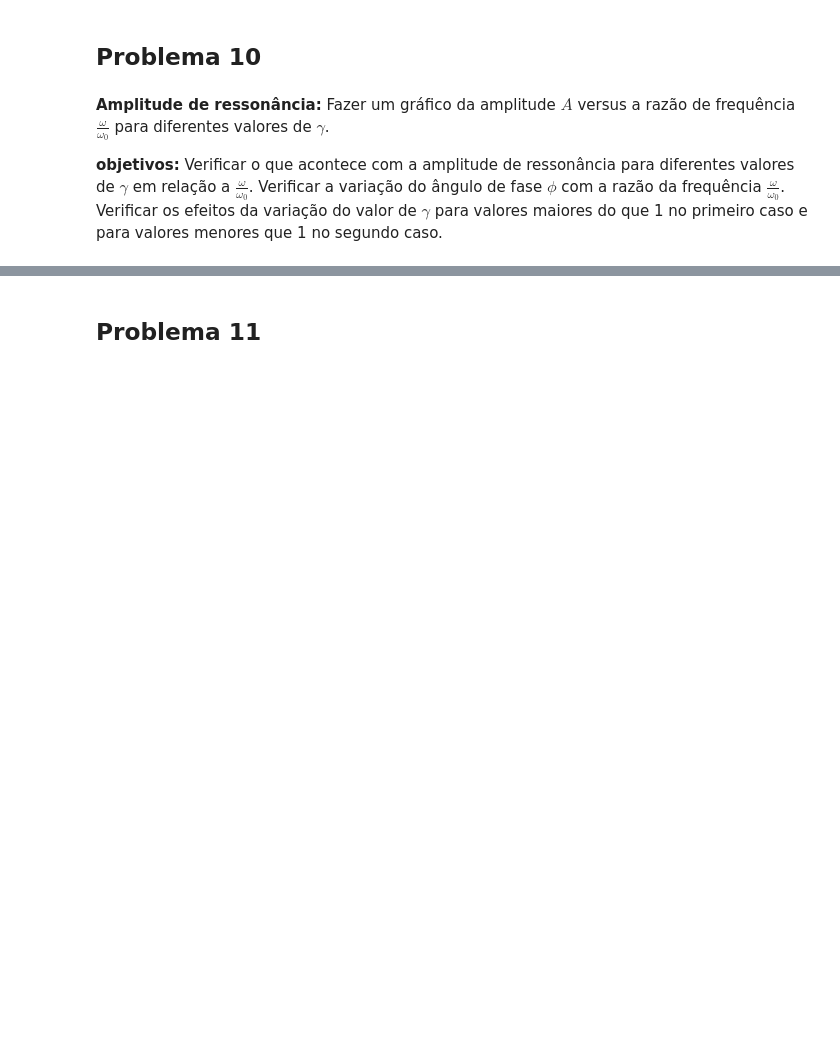
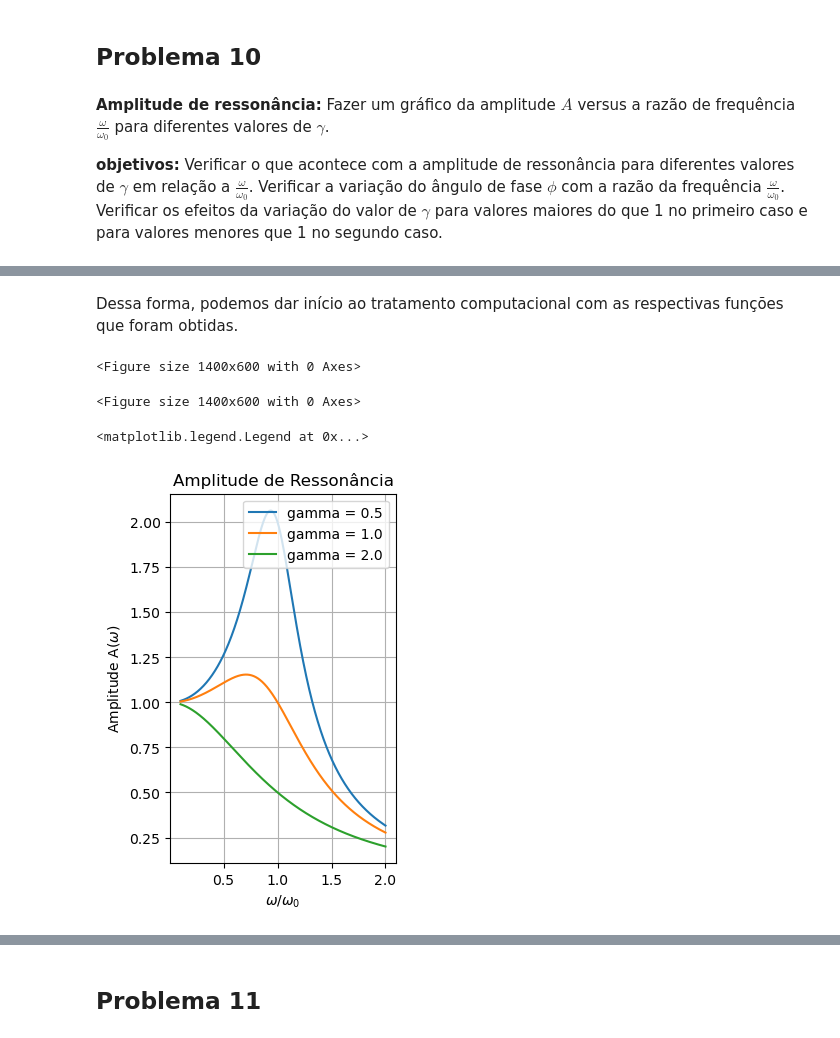
Before and after one commit to manels15/Mec_classica_1, a Jupyter notebook: Lista 1.ipynb, the cells around one changed output, grey strips where cells are left out. Saved outputs shown, nothing was run; the diff lists cells and outputs as text; code cells hidden in the pictures; blank space fills up the shorter version.

```diff
--- a/Lista 1.ipynb
+++ b/Lista 1.ipynb
@@ -1162,0 +1172,2 @@ Vamos utilizar as equações que já foram demonstradas nas questões 8 e 9 e ir
+# %% [markdown]
+Dessa forma, podemos dar início ao tratamento computacional com as respectivas funções que foram obtidas.
@@ -1162,0 +1178,33 @@ Vamos utilizar as equações que já foram demonstradas nas questões 8 e 9 e ir
+# %%
+# Parâmetros fixos
+m = 1.0      # kg
+k = 1.0      # N/m constante da força restauradora
+F0 = 1.0     # Força externa
+omega0 = np.sqrt(k/m)  # Frequência natural
+
+# Fatores de amortecimento (gamma = 2*beta), com casos <1, =1, >1
+gammas = [0.5, 1.0, 2.0]
+# Frequências para simular
+omega = np.linspace(0.1, 2*omega0, 1000)
+# %%
+#Padronização das figuras
+plt.figure(figsize=(14,6))
+# %% [output]
+<Figure size 1400x600 with 0 Axes>
+<Figure size 1400x600 with 0 Axes>
+# %%
+# Gráfico da amplitude
+plt.subplot(1,2,1)
+for gamma in gammas:
+    beta = gamma/2
+    A = (F0/m) / np.sqrt( (omega0**2 - omega**2)**2 + (2*beta*omega)**2 )
+    plt.plot(omega/omega0, A, label=f'gamma = {gamma}')
+
+plt.xlabel(r'$\omega/\omega_0$')
+plt.ylabel('Amplitude A($\omega$)')
+plt.title('Amplitude de Ressonância')
+plt.grid(True)
+plt.legend()
+# %% [output]
+<matplotlib.legend.Legend at 0x...>
+[figure, added]
```
Also changed, not shown: parts of 4 cells of this notebook.
